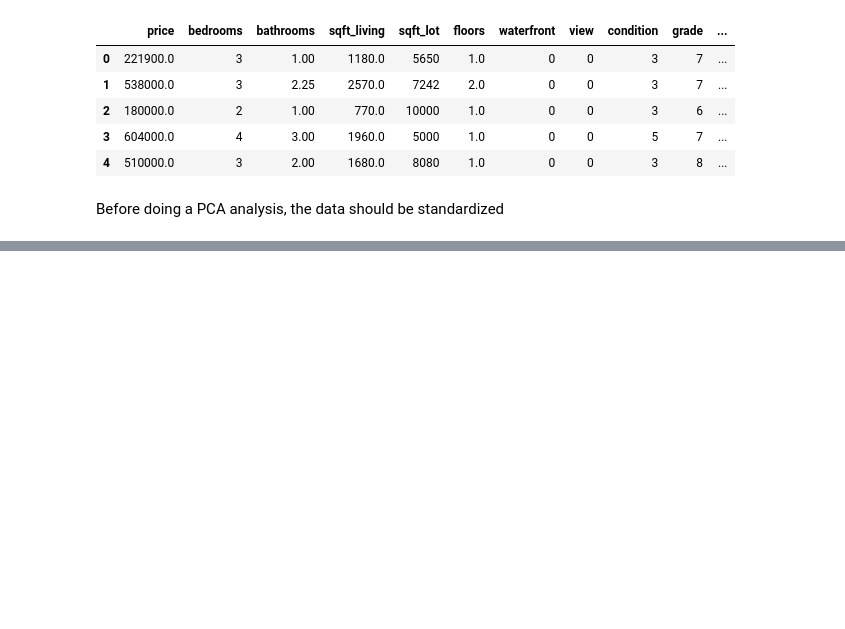
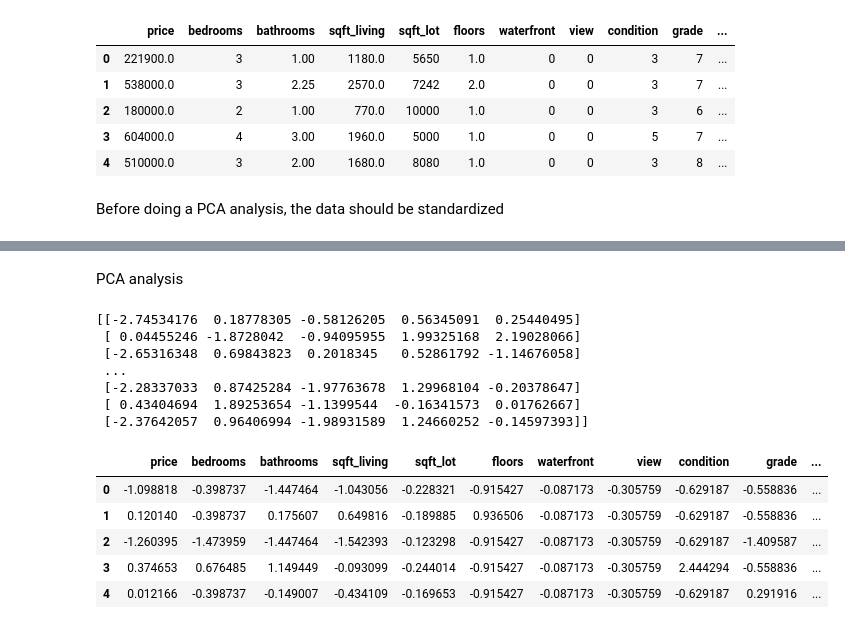
Before and after one commit to Peter537/Dat4-BI-MP3, a Jupyter notebook: house-data.ipynb, the cells around one changed output, grey strips where cells are left out. Saved outputs shown, nothing was run; the diff lists cells and outputs as text; code cells hidden in the pictures; blank space fills up the shorter version.

```diff
--- a/house-data.ipynb
+++ b/house-data.ipynb
@@ -235,0 +296,30 @@ plt.bar(range(1, 20), pca.explained_variance_)
+# %% [markdown]
+PCA analysis
+# %%
+from sklearn.decomposition import PCA
+
+pca = PCA(5)
+transformed_df.isna().sum()
+transformed_df = transformed_df.dropna()
+transformed_df.isna().sum()
+pca_result = pca.fit_transform(transformed_df)
+
+print(pca_result)
+
+# Transformed back to Pandas DataFrame
+pca_df = pd.DataFrame(pca_result, columns=[f"PC{i}" for i in range(1, 6)])
+pca_df.head()
+# %% [output]
+[[-2.74534176  0.18778305 -0.58126205  0.56345091  0.25440495]
+ [ 0.04455246 -1.8728042  -0.94095955  1.99325168  2.19028066]
+ [-2.65316348  0.69843823  0.2018345   0.52861792 -1.14676058]
+ ...
+ [-2.28337033  0.87425284 -1.97763678  1.29968104 -0.20378647]
+ [ 0.43404694  1.89253654 -1.1399544  -0.16341573  0.01762667]
+ [-2.37642057  0.96406994 -1.98931589  1.24660252 -0.14597393]]
+|  | price | bedrooms | bathrooms | sqft_living | sqft_lot | floors | waterfront | view | condition | grade | ... |
+| 0 | -1.098818 | -0.398737 | -1.447464 | -1.043056 | -0.228321 | -0.915427 | -0.087173 | -0.305759 | -0.629187 | -0.558836 | ... |
+| 1 | 0.120140 | -0.398737 | 0.175607 | 0.649816 | -0.189885 | 0.936506 | -0.087173 | -0.305759 | -0.629187 | -0.558836 | ... |
+| 2 | -1.260395 | -1.473959 | -1.447464 | -1.542393 | -0.123298 | -0.915427 | -0.087173 | -0.305759 | -0.629187 | -1.409587 | ... |
+| 3 | 0.374653 | 0.676485 | 1.149449 | -0.093099 | -0.244014 | -0.915427 | -0.087173 | -0.305759 | 2.444294 | -0.558836 | ... |
+| 4 | 0.012166 | -0.398737 | -0.149007 | -0.434109 | -0.169653 | -0.915427 | -0.087173 | -0.305759 | -0.629187 | 0.291916 | ... |
```
Also changed, not shown: parts of 5 cells of this notebook.
